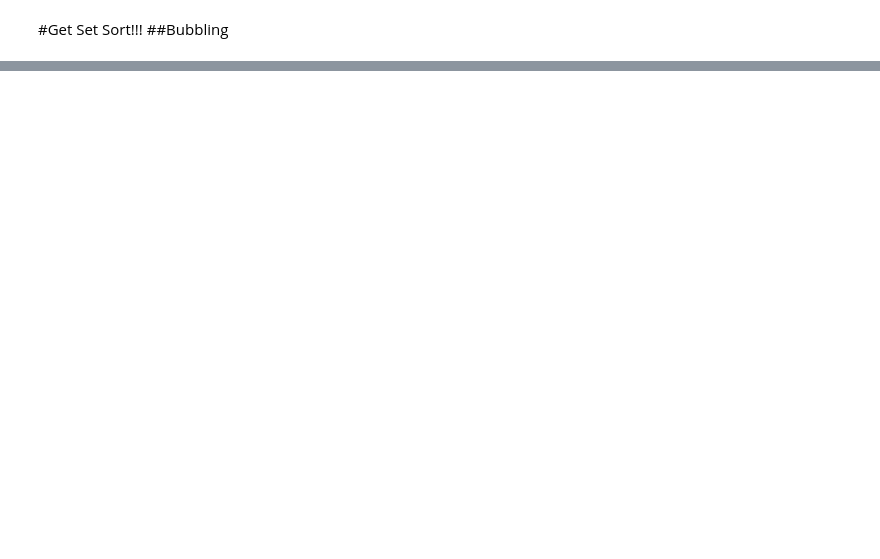
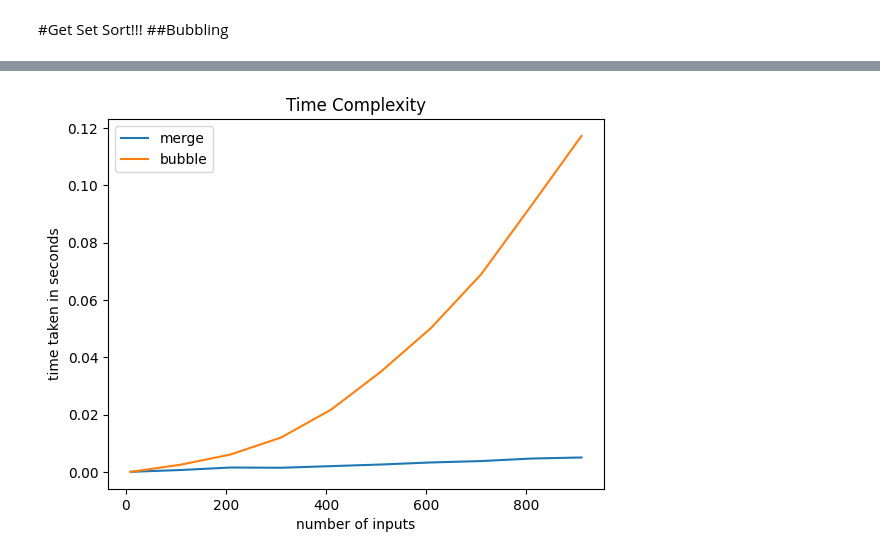
Before and after one commit to Shiladitya56/Algorithm-Analysis, a Jupyter notebook: SEM2/sorting.ipynb, the cells around one changed output, grey strips where cells are left out. Saved outputs shown, nothing was run; the diff lists cells and outputs as text; code cells hidden in the pictures; blank space fills up the shorter version.

```diff
--- a/SEM2/sorting.ipynb
+++ b/SEM2/sorting.ipynb
@@ -60,4 +5,0 @@ def printList(array):
-# %%
-randomlist1 = []
-for i in range(100000):
-  randomlist1.append(random.randint(1,99999999))
@@ -69,0 +11,7 @@ Wall time: 1.25 s
+# %%
+class Sort(object):
+  arr = []
+  def __init__(shila, arr:List):
+    shila.arr = arr
+  def sort():
+    raise NotImplementedError()
@@ -69,0 +79,31 @@ Wall time: 1.25 s
+# %%
+class Complex(object):
+  bubble = []
+  merge = []
+  def __init__(shila):
+    pass
+  def timcom(shila):
+    for i in range(10,1000,100):
+      r1 = []
+      for j in range(i):
+        r1.append(random.randint(1,999999999))
+      r2 = r1[:]
+      mer = Merge(r1)
+      mer.sort()
+      shila.merge.append(mer.et)
+      bub = Bubble(r2)
+      bub.sort()
+      shila.bubble.append(bub.et)
+    return shila.merge, shila.bubble
+# %%
+tim = Complex()
+merge, bubble = tim.timcom()
+# %%
+pt.plot(range(10,1000,100), merge)
+pt.plot(range(10,1000,100), bubble)
+pt.legend(['merge', 'bubble'])
+pt.xlabel('number of inputs')
+pt.ylabel('time taken in seconds')
+pt.title('Time Complexity');
+# %% [output]
+[figure, added]
```
Also changed, not shown: parts of 8 cells of this notebook.
